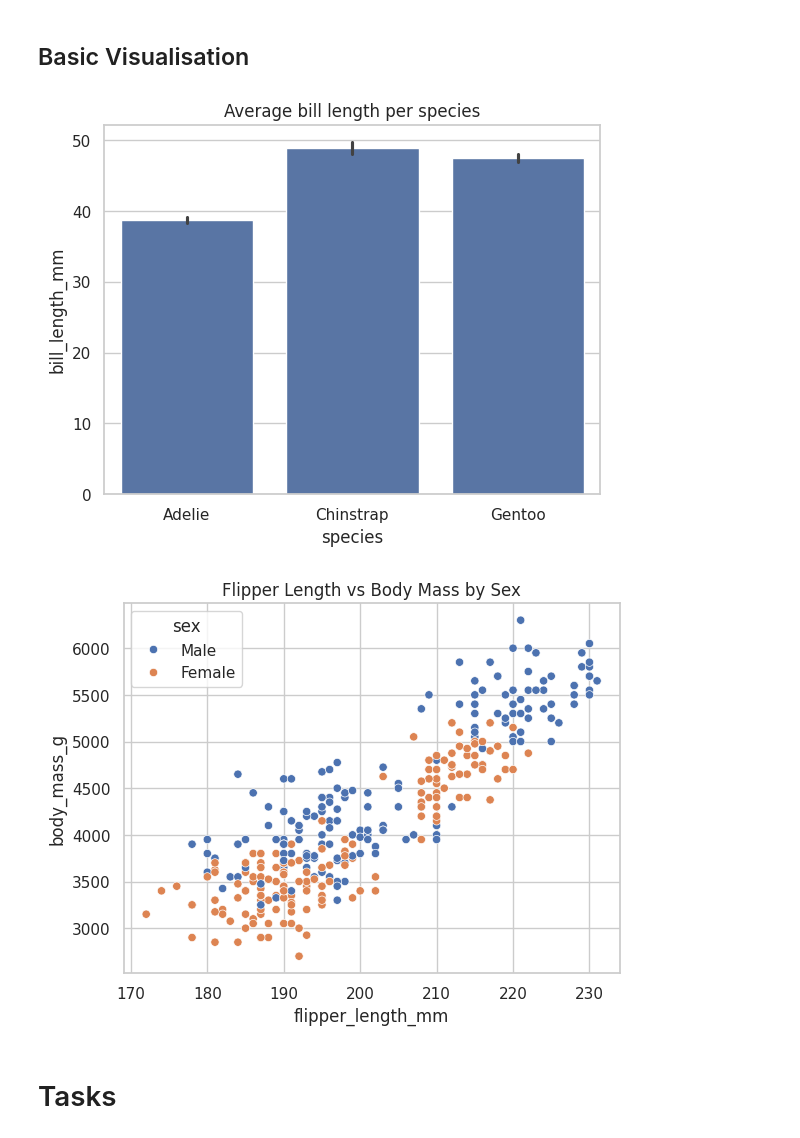
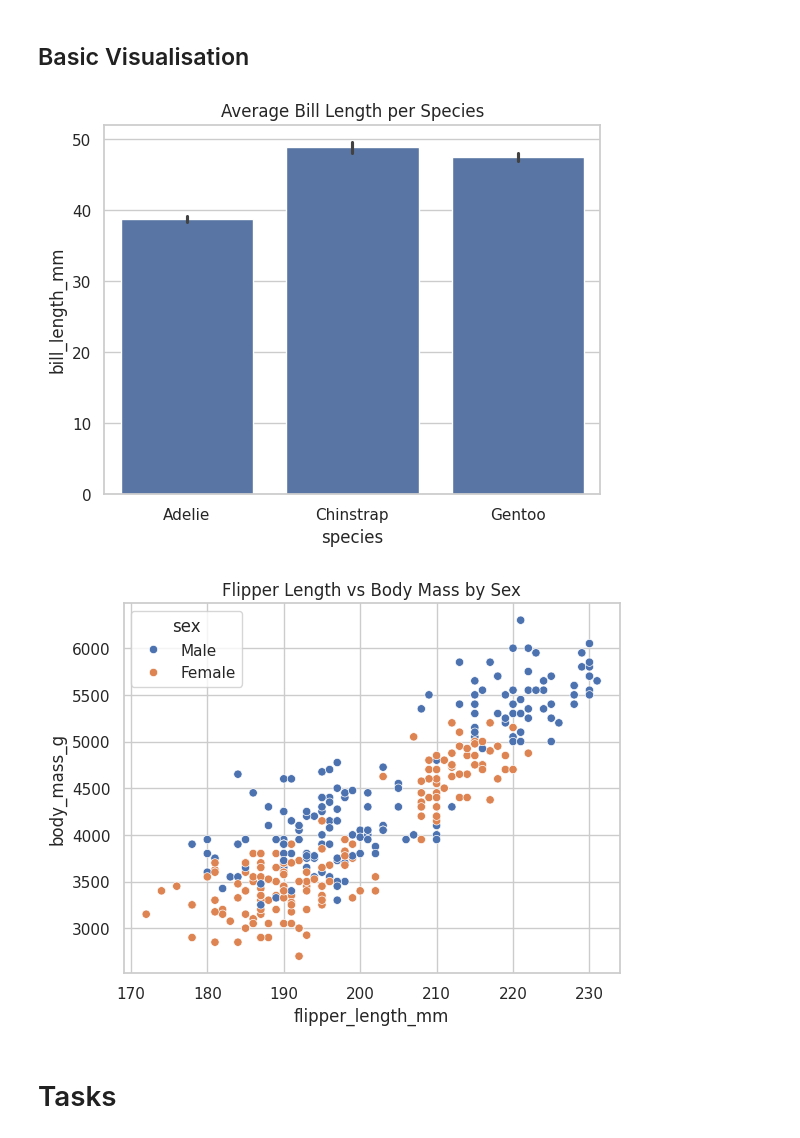
Before and after one commit to HarisMalisevic/dsai-idav-2025-26, a Jupyter notebook: Lab01_ExploratoryDataAnalysis_SurnameName.ipynb, the cells around one changed output. Drawn from its saved outputs; the diff is of its cells as text; code cells hidden in the pictures.

```diff
--- a/Lab01_ExploratoryDataAnalysis_SurnameName.ipynb
+++ b/Lab01_ExploratoryDataAnalysis_SurnameName.ipynb
@@ -126,17 +126,17 @@ def describe_dataframe(df):
 # %%
 # --- Basic Visualizations ---
 
 # Bar plot example
 sns.barplot(x='species', y='bill_length_mm', data=df)
-plt.title("Average bill length per species")
+plt.title("Average Bill Length per Species")
 plt.show()
 
 # Scatter example
 sns.scatterplot(x='flipper_length_mm', y='body_mass_g', hue='sex', data=df)
 plt.title("Flipper Length vs Body Mass by Sex")
 plt.show()
 # %% [output]
-[figure, old version]
+[figure, new version]
 [figure]
 # %% [markdown]
 # Tasks
```
